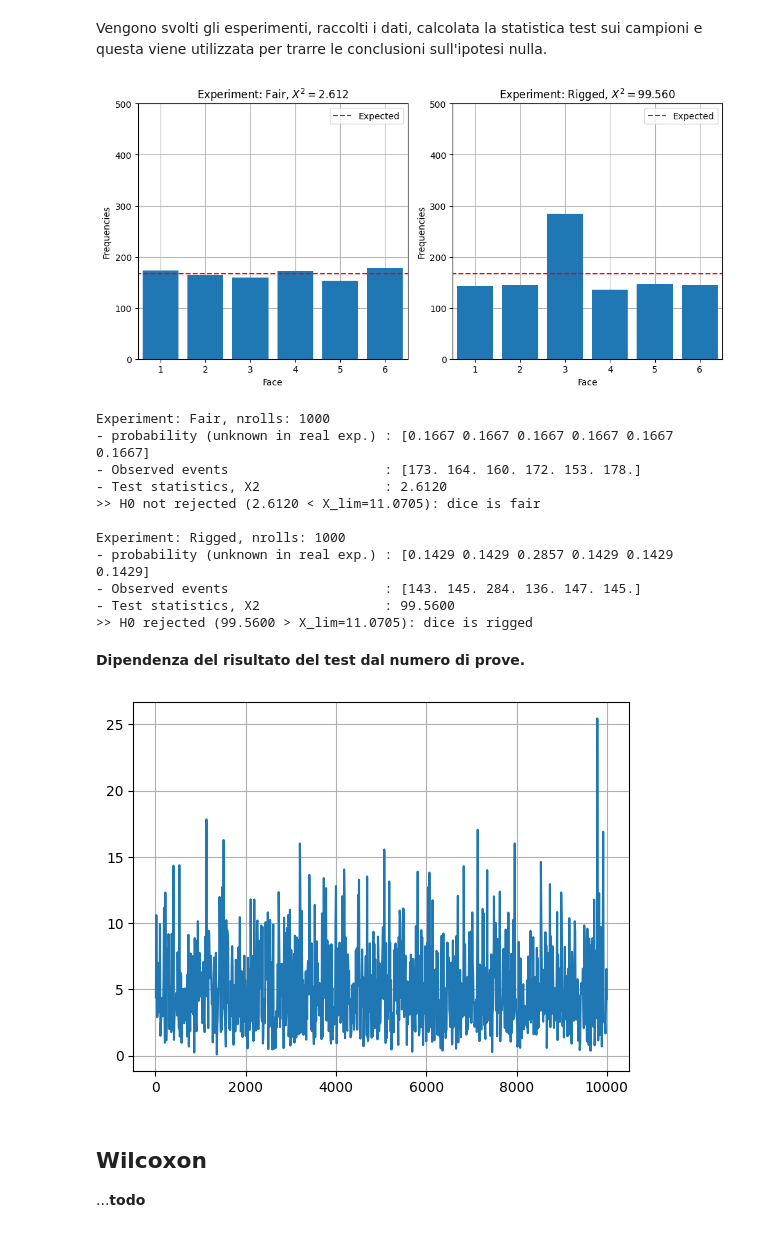
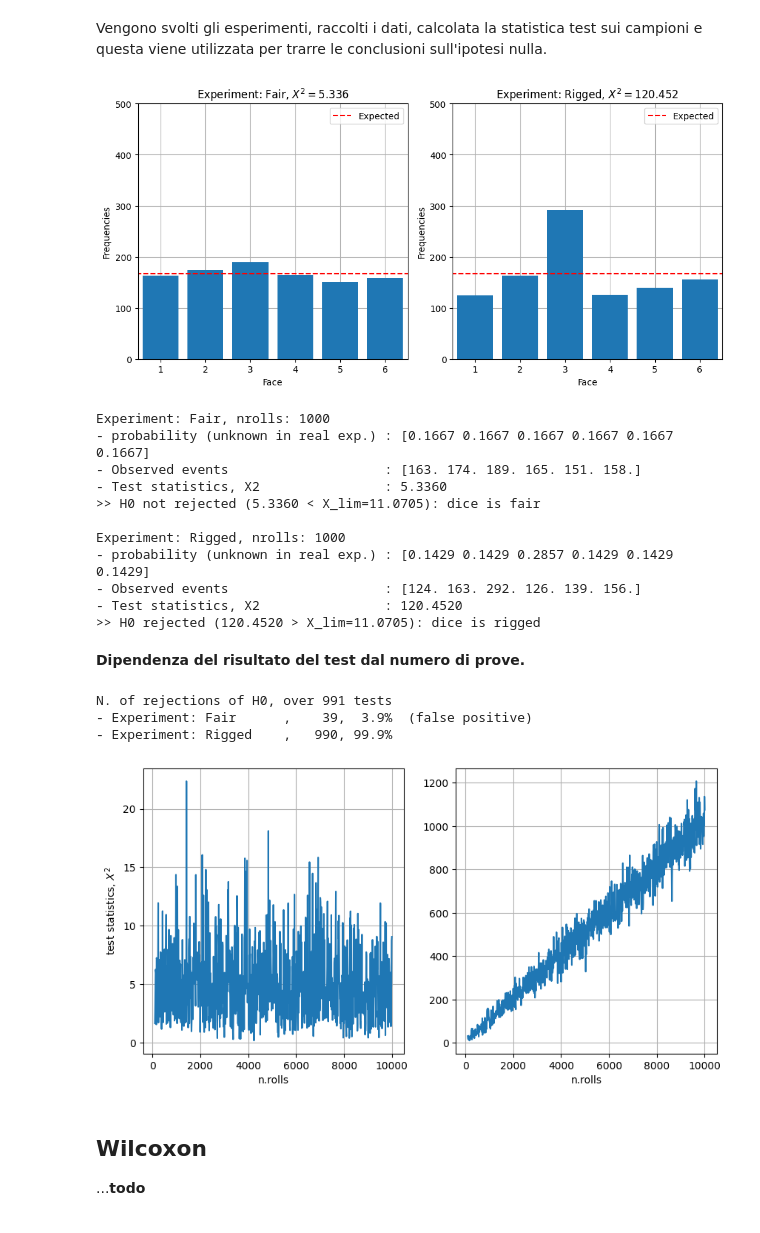
Before and after one commit to Basics2022/bbooks-programming-hs, a Jupyter notebook: _sources/ch/statistics/hp-test-single.ipynb, the cells around one changed output. Drawn from its saved outputs; the diff is of its cells as text; code cells hidden in the pictures.

```diff
--- a/_sources/ch/statistics/hp-test-single.ipynb
+++ b/_sources/ch/statistics/hp-test-single.ipynb
@@ -102,7 +102,7 @@ import matplotlib.pyplot as plt
 rng = np.random.default_rng(12345)   # (12345)  # initialize numpy default rng
 
 # N.roll of the experiments
-nrolls = 1001
+nrolls = 1000
 
 # Categories: six-face dice X = [ 1,2,3,4,5,6 ]
 categ = np.array([1,2,3,4,5,6])
@@ -209,7 +209,7 @@ for i in range(n_exp):
 plt.tight_layout()
 plt.show()
 # %% [output]
-[figure, old version]
+[figure, new version]
 # %%
 # Results
 for i in range(n_exp):
@@ -226,29 +226,52 @@ for i in range(n_exp):
 # %% [output]
 Experiment: Fair, nrolls: 1000
 - probability (unknown in real exp.) : [0.1667 0.1667 0.1667 0.1667 0.1667 0.1667]
-- Observed events                    : [173. 164. 160. 172. 153. 178.]
-- Test statistics, X2                : 2.6120
->> H0 not rejected (2.6120 < X_lim=11.0705): dice is fair
+- Observed events                    : [163. 174. 189. 165. 151. 158.]
+- Test statistics, X2                : 5.3360
+>> H0 not rejected (5.3360 < X_lim=11.0705): dice is fair
 
 Experiment: Rigged, nrolls: 1000
 - probability (unknown in real exp.) : [0.1429 0.1429 0.2857 0.1429 0.1429 0.1429]
-- Observed events                    : [143. 145. 284. 136. 147. 145.]
-- Test statistics, X2                : 99.5600
->> H0 rejected (99.5600 > X_lim=11.0705): dice is rigged
+- Observed events                    : [124. 163. 292. 126. 139. 156.]
+- Test statistics, X2                : 120.4520
+>> H0 rejected (120.4520 > X_lim=11.0705): dice is rigged
 # %% [markdown]
 **Dipendenza del risultato del test dal numero di prove.**
 # %%
-nrolls_v = np.arange(10, 10001, 10)
+# Run several tests with increasing number of rolls
+nrolls_v = np.arange(100, 10001, 10)
+ntests = len(nrolls_v)
+
+# Initialize arrays to store test statistics value and count n.of rejections
 X2_m = np.zeros((len(nrolls_v), n_exp), dtype=float)
+rej_count = np.zeros(2,)
 
-for iroll in range(len(nrolls_v)):
+# Run experiments and collect results
+for iroll in range(ntests):
     freq, X2_m[iroll,:] = run_experiments(categ, prob_l, nrolls_v[iroll])
+
+    rej_count += (X2_m[iroll,:]>X2_rej_lim)
 # %%
-plt.figure()
-plt.plot(nrolls_v, X2_m[:,0])
-plt.grid()
+# Plot
+fig, axes = plt.subplots(1,2, figsize=(10,5))
+for i in range(n_exp):
+    axes[i].plot(nrolls_v, X2_m[:,i])
+    axes[i].grid()
+    axes[i].set_xlabel("n.rolls")
+    if ( i == 0 ): axes[i].set_ylabel("test statistics, $X^2$")
+
+# Statistics about rejection rate
+print(f"N. of rejections of H0, over {ntests} tests")
+for i in range(n_exp):
+    str_false_positive = ' (false positive) ' if name_l[i] == 'Fair' else ''
+    print( (f"- Experiment: {name_l[i]:10.10s}, "
+                         f"{rej_count[i]:5.0f}, " \
+                         f"{rej_count[i]/ntests*100:4.1f}% {str_false_positive}") )
 # %% [output]
+N. of rejections of H0, over 991 tests
+- Experiment: Fair      ,    39,  3.9%  (false positive)
+- Experiment: Rigged    ,   990, 99.9%
-[figure, old version]
+[figure, new version]
 # %% [markdown]
 ## Wilcoxon
 
```
Also changed, not shown: 3 other files.
